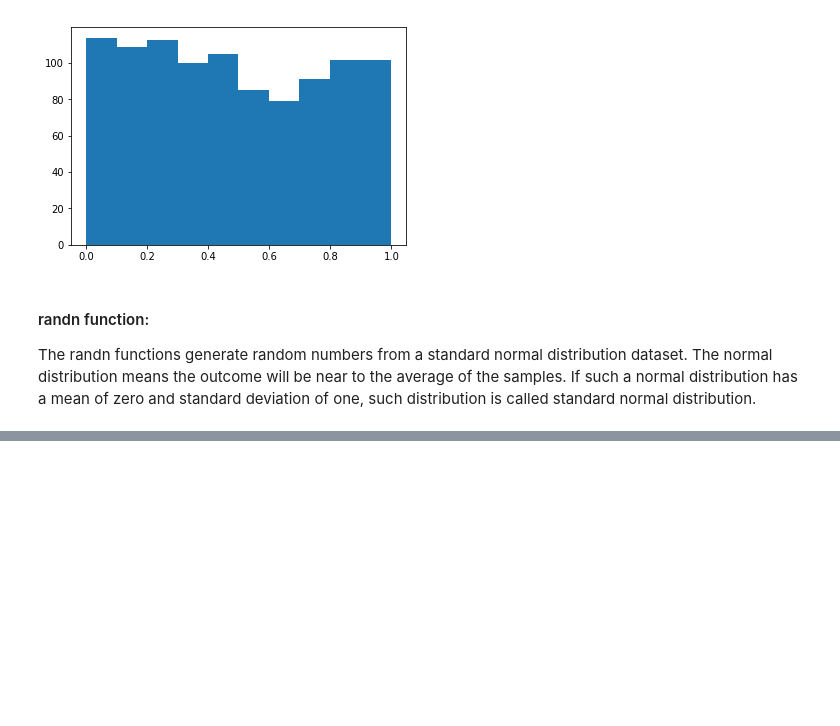
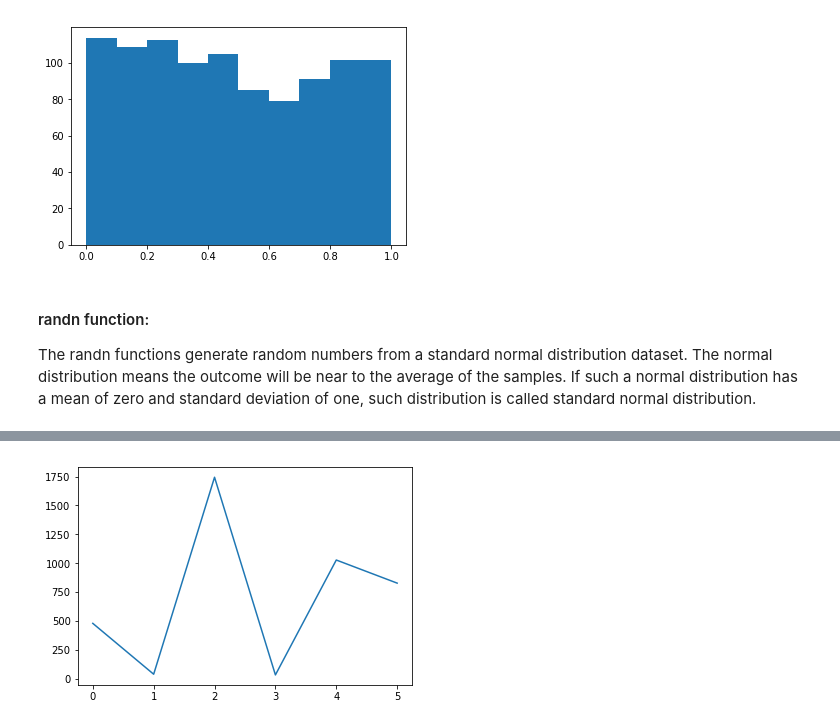
Before and after one commit to shammas012/NumpyRandom, a Jupyter notebook: NumpyRandomPackage.ipynb, the cells around one changed output, grey strips where cells are left out. Drawn from its saved outputs; the diff is of its cells as text; code cells hidden in the pictures; blank space fills up the shorter version.

```diff
--- a/NumpyRandomPackage.ipynb
+++ b/NumpyRandomPackage.ipynb
@@ -68,0 +89,5 @@ plt.show()
+# %%
+plt.plot(rm.choice(np.arange(0,2000,2),6,replace='True'))
+plt.show()
+# %% [output]
+[figure, added]
```
Also changed, not shown: parts of 13 cells of this notebook.
